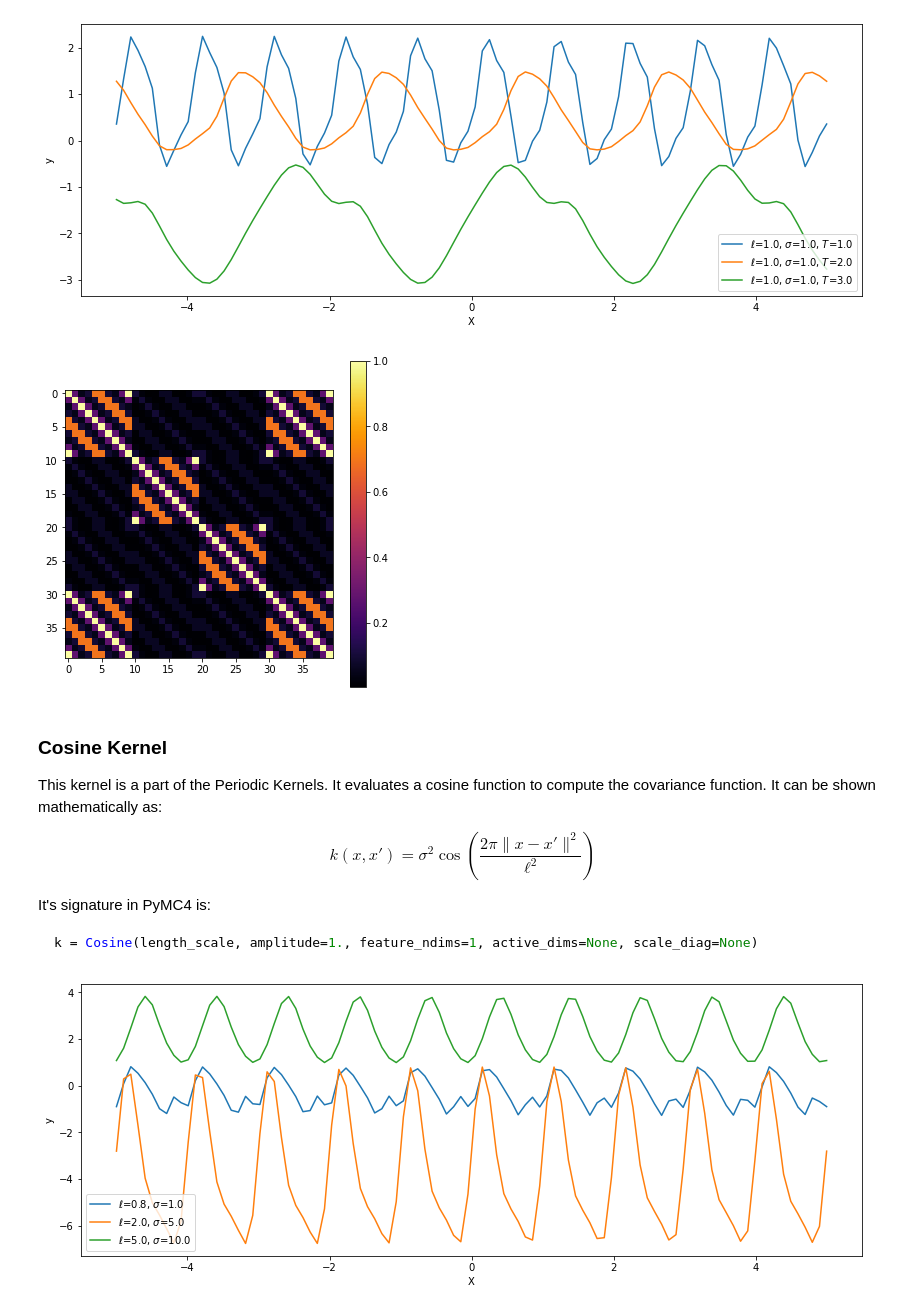
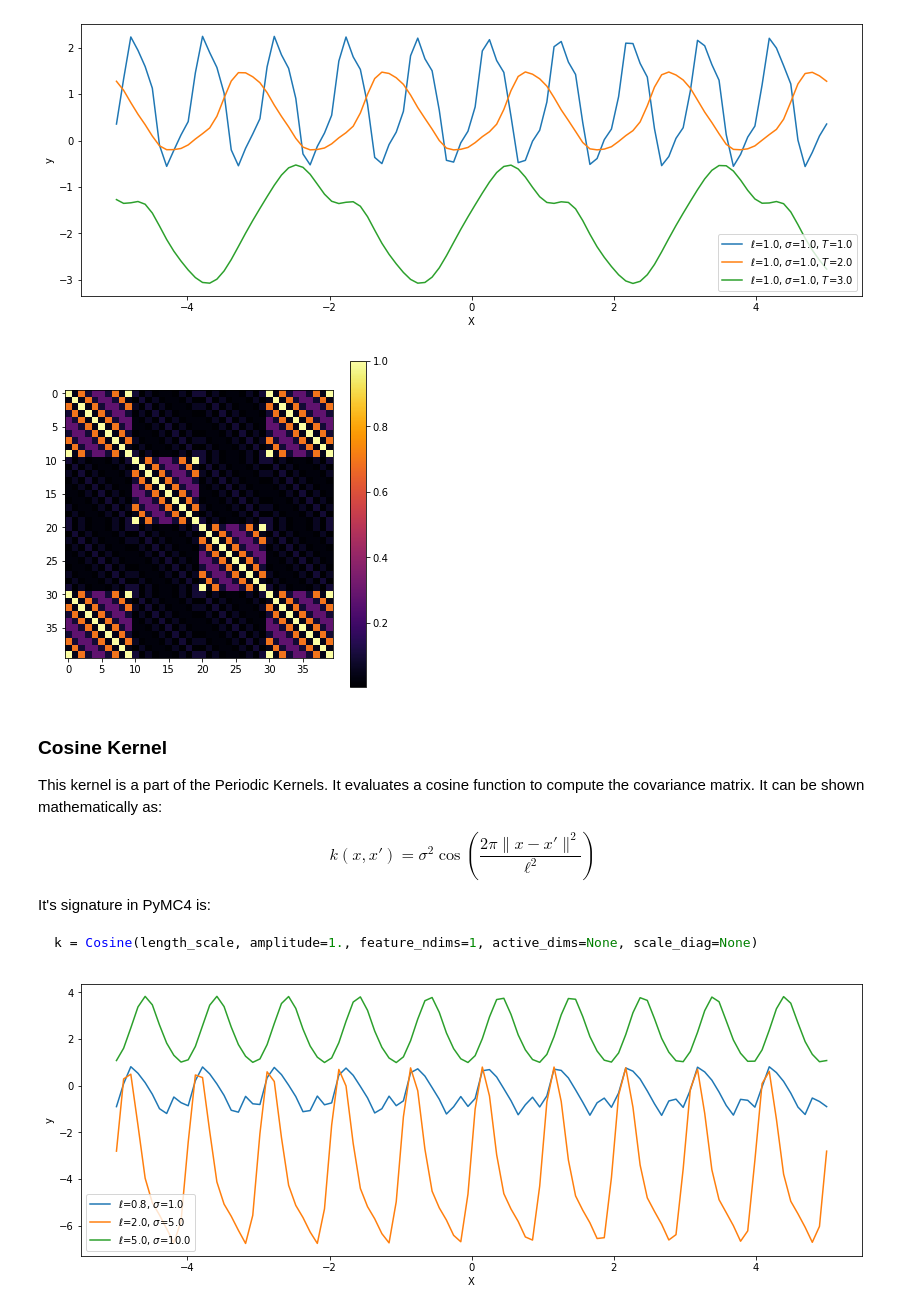
Before and after one commit to pymc-devs/pymc4, a Jupyter notebook: notebooks/GP-Kernels.ipynb, the cells around one changed output. Cells and saved outputs as stored; diff of their text form; code cells hidden in the pictures.

```diff
--- a/notebooks/GP-Kernels.ipynb
+++ b/notebooks/GP-Kernels.ipynb
@@ -845,20 +845,20 @@ plt.show()
 # %%
 x1, x2 = np.meshgrid(np.linspace(-1, 1, 10), np.linspace(-1, 1, 4))
 X2 = np.concatenate((x1.reshape(40, 1), x2.reshape(40, 1)), axis=1)
 
-ls, amp, t = 0.8, 1.0, 1.0
+ls, amp, t = 0.8, 1.0, 0.5
 k = Periodic(length_scale=ls, amplitude=amp, period=t, ARD=False)
 
 cov = k(X2, X2)
 plt.figure(figsize=(6, 6))
 m = plt.imshow(cov, cmap="inferno", interpolation="none")
 plt.colorbar(m);
 # %% [output]
-[figure, old version]
+[figure, new version]
 # %% [markdown]
 ### Cosine Kernel
 
-This kernel is a part of the Periodic Kernels. It evaluates a cosine function to compute the covariance function. It can be shown mathematically as:
+This kernel is a part of the Periodic Kernels. It evaluates a cosine function to compute the covariance matrix. It can be shown mathematically as:
 
 $$k(x,x') = \sigma^2\cos\left(\frac{2\pi\|x-x'\|^2}{\ell^2}\right)$$
 
```
Also changed, not shown: parts of 35 cells of this notebook, 1 other file.
